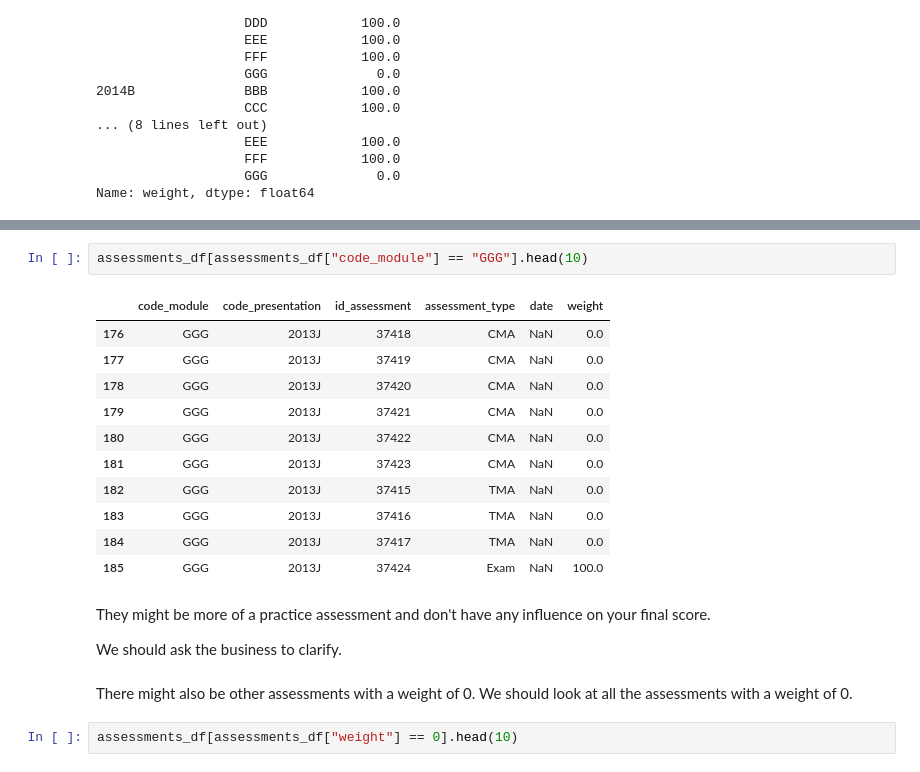
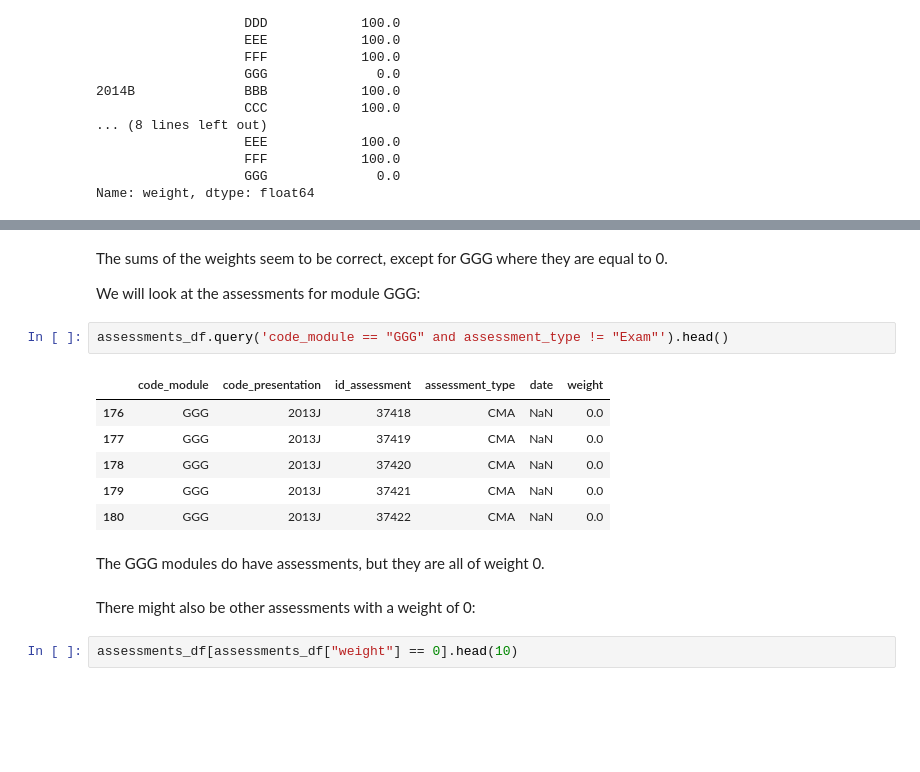
Before and after one commit to randmon/ucll_ti_data_and_ai_group_assignments, a Jupyter notebook: Assignment 2/assignment2.ipynb, the cells around one changed output, grey strips where cells are left out. Cells and saved outputs as stored; diff of their text form; blank space fills up the shorter version.

```diff
--- a/Assignment 2/assignment2.ipynb
+++ b/Assignment 2/assignment2.ipynb
@@ -470,23 +472,20 @@ We will look at the code modules with ID GGG and look at why the weight is 0.
+# %% [markdown]
+The sums of the weights seem to be correct, except for GGG where they are equal to 0.
+
+We will look at the assessments for module GGG:
 # %%
-assessments_df[assessments_df["code_module"] == "GGG"].head(10)
+assessments_df.query('code_module == "GGG" and assessment_type != "Exam"').head()
 # %% [output]
 |  | code_module | code_presentation | id_assessment | assessment_type | date | weight |
 | 176 | GGG | 2013J | 37418 | CMA | NaN | 0.0 |
 | 177 | GGG | 2013J | 37419 | CMA | NaN | 0.0 |
 | 178 | GGG | 2013J | 37420 | CMA | NaN | 0.0 |
 | 179 | GGG | 2013J | 37421 | CMA | NaN | 0.0 |
 | 180 | GGG | 2013J | 37422 | CMA | NaN | 0.0 |
-| 181 | GGG | 2013J | 37423 | CMA | NaN | 0.0 |
-| 182 | GGG | 2013J | 37415 | TMA | NaN | 0.0 |
-| 183 | GGG | 2013J | 37416 | TMA | NaN | 0.0 |
-| 184 | GGG | 2013J | 37417 | TMA | NaN | 0.0 |
-| 185 | GGG | 2013J | 37424 | Exam | NaN | 100.0 |
-# %% [markdown]
-They might be more of a practice assessment and don't have any influence on your final score.
-
-We should ask the business to clarify.
+# %% [markdown]
+The GGG modules do have assessments, but they are all of weight 0.
 # %% [markdown]
-There might also be other assessments with a weight of 0. We should look at all the assessments with a weight of 0.
+There might also be other assessments with a weight of 0:
 # %%
 assessments_df[assessments_df["weight"] == 0].head(10)
 # %% [output]
```
Also changed, not shown: parts of 47 cells of this notebook.
